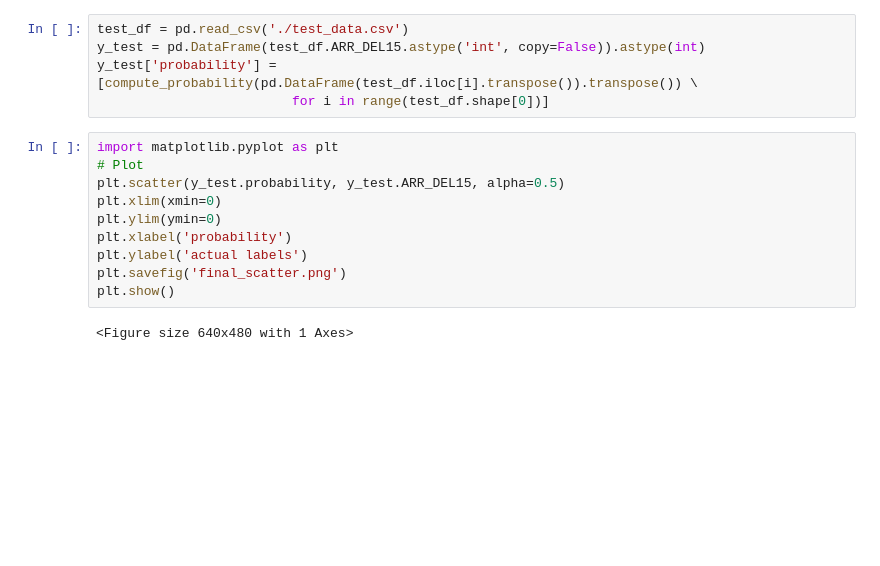
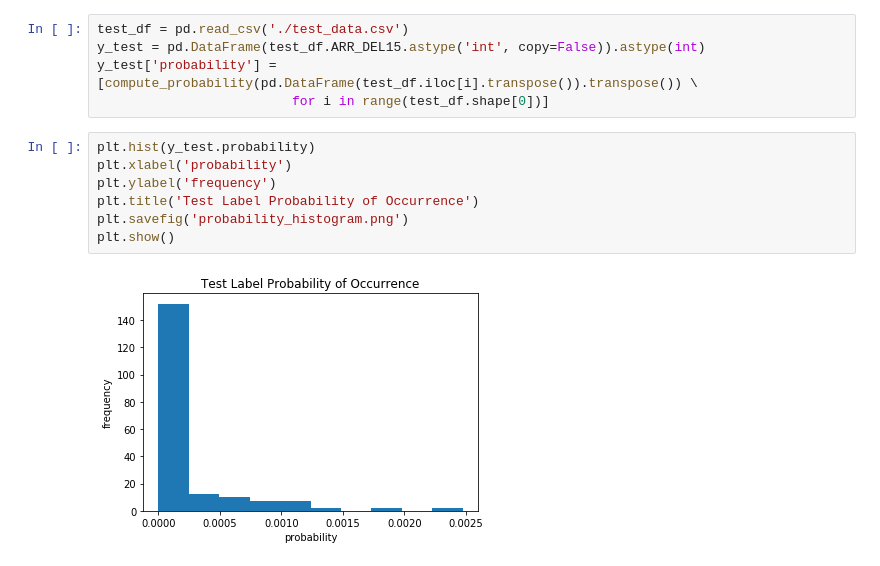
Before and after one commit to dy-choi/Flight-Delay-Analysis, a Jupyter notebook: BayesianNetworkAnalysis.ipynb, the cells around one changed output. Cells and saved outputs as stored; diff of their text form; blank space fills up the shorter version.

Commit message:
new graphs

```diff
--- a/BayesianNetworkAnalysis.ipynb
+++ b/BayesianNetworkAnalysis.ipynb
@@ -324,15 +325,12 @@ test_df = pd.read_csv('./test_data.csv')
 y_test = pd.DataFrame(test_df.ARR_DEL15.astype('int', copy=False)).astype(int)
 y_test['probability'] = [compute_probability(pd.DataFrame(test_df.iloc[i].transpose()).transpose()) \
                          for i in range(test_df.shape[0])]
-# %%
-import matplotlib.pyplot as plt
-# Plot
-plt.scatter(y_test.probability, y_test.ARR_DEL15, alpha=0.5)
-plt.xlim(xmin=0)
-plt.ylim(ymin=0)
-plt.xlabel('probability')
-plt.ylabel('actual labels')
-plt.savefig('final_scatter.png')
-plt.show()
-# %% [output]
-<Figure size 640x480 with 1 Axes>
+# %%
+plt.hist(y_test.probability)
+plt.xlabel('probability')
+plt.ylabel('frequency')
+plt.title('Test Label Probability of Occurrence')
+plt.savefig('probability_histogram.png')
+plt.show()
+# %% [output]
+[figure, added]
```
Also changed, not shown: parts of 11 cells of this notebook, 2 other files.
